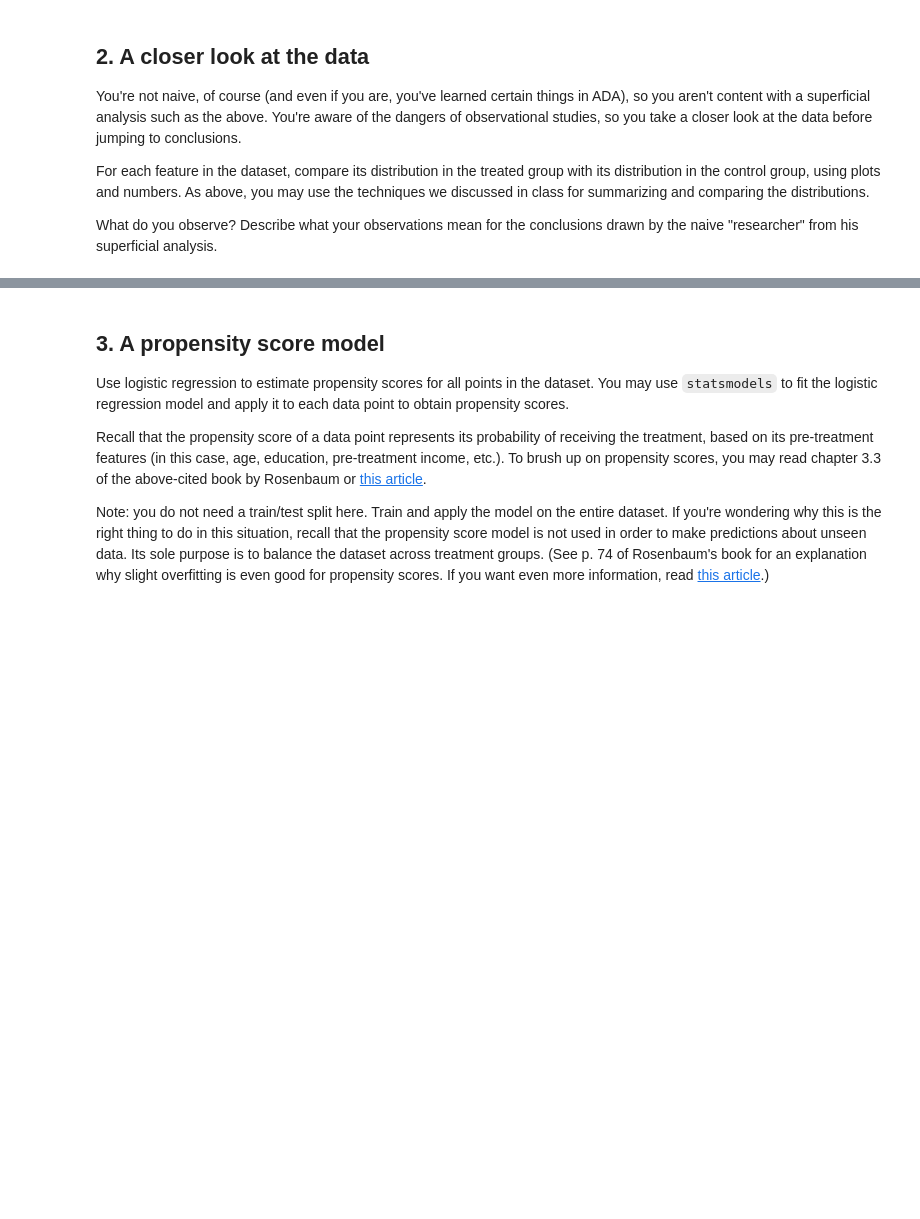
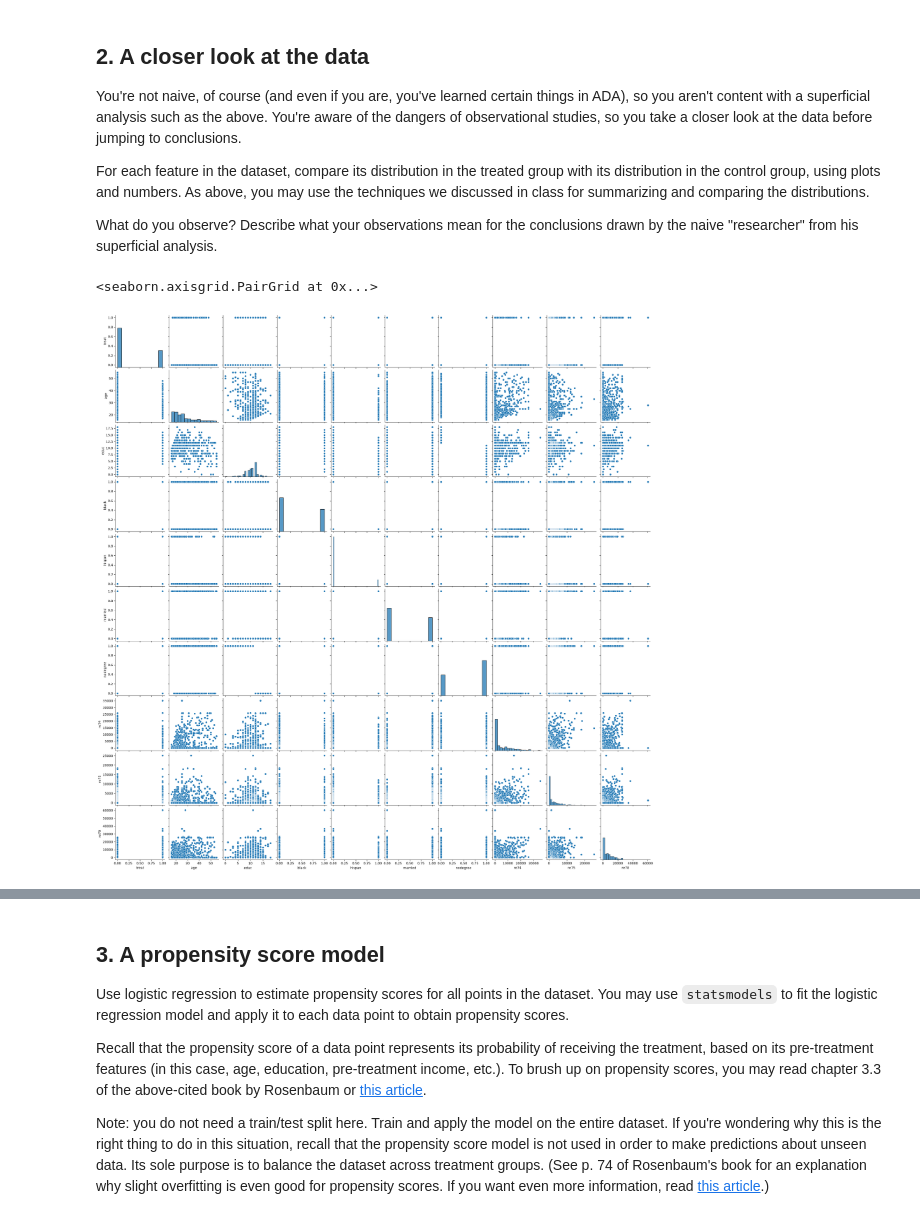
Before and after one commit to floribau/EPFL-ADA-2026, a Jupyter notebook: Exercises/05 - Causal analysis of observational data/Observational studies exercise.ipynb, the cells around one changed output, grey strips where cells are left out. Cells and saved outputs as stored; diff of their text form; code cells hidden in the pictures; blank space fills up the shorter version.

```diff
--- a/Exercises/05 - Causal analysis of observational data/Observational studies exercise.ipynb
+++ b/Exercises/05 - Causal analysis of observational data/Observational studies exercise.ipynb
@@ -69,3 +136,7 @@ What do you observe?
 Describe what your observations mean for the conclusions drawn by the naive "researcher" from his superficial analysis.
 # %%
 ''' your code and explanations ''';
+sns.pairplot(df)
+# %% [output]
+<seaborn.axisgrid.PairGrid at 0x...>
+[figure, added]
```
Also changed, not shown: parts of 34 cells of this notebook.
